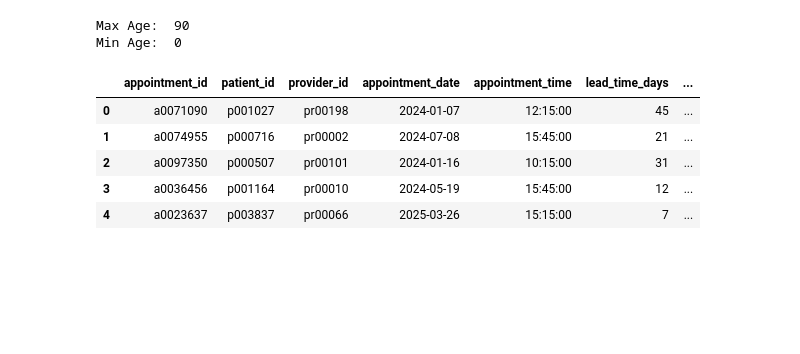
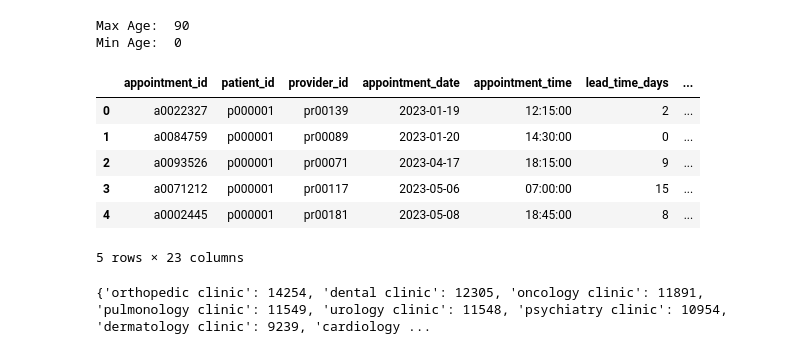
Before and after one commit to ssunuwar33/healthplusclinic, a Jupyter notebook: notebooks/02_feature_engineering.ipynb, the cells around one changed output. Saved outputs shown, nothing was run; the diff lists cells and outputs as text; code cells hidden in the pictures; blank space fills up the shorter version.

```diff
--- a/notebooks/02_feature_engineering.ipynb
+++ b/notebooks/02_feature_engineering.ipynb
@@ -95,12 +95,32 @@ Min Age:  0
 bins = [0,3,17,31,45,np.inf]
 labels = ['babies','childern','young','middle_age','old']
 df['age_group'] = pd.cut(df['age'], bins=bins, labels=labels, right = False)
+# %%
+# creating new column how many times patient visited clinic until last time
+df = df.sort_values(['patient_id','appointment_date'], ascending=True)
+df['total_appointments'] = df.groupby('patient_id').cumcount()
+df.reset_index(level=0, drop=True, inplace=True)
+# %%
+# creating column with no show rate history of pateints
+df['patient_no_show_rate'] = df.groupby('patient_id')['is_no_show_0_1'].transform(lambda x: x.shift().expanding().mean())
+df['patient_no_show_rate']=df['patient_no_show_rate'].fillna(0)
+# %%
+# creating new column whether the booking is for weekdays or not
+df['is_weekdays'] = df['days_week'].apply(lambda x: True if (x>0 and x<6) else False)
 # %%
-df.head()
+df.head(5)
 # %% [output]
 |  | appointment_id | patient_id | provider_id | appointment_date | appointment_time | lead_time_days | ... |
-| 0 | a0071090 | p001027 | pr00198 | 2024-01-07 | 12:15:00 | 45 | ... |
-| 1 | a0074955 | p000716 | pr00002 | 2024-07-08 | 15:45:00 | 21 | ... |
-| 2 | a0097350 | p000507 | pr00101 | 2024-01-16 | 10:15:00 | 31 | ... |
-| 3 | a0036456 | p001164 | pr00010 | 2024-05-19 | 15:45:00 | 12 | ... |
-| 4 | a0023637 | p003837 | pr00066 | 2025-03-26 | 15:15:00 | 7 | ... |
+| 0 | a0022327 | p000001 | pr00139 | 2023-01-19 | 12:15:00 | 2 | ... |
+| 1 | a0084759 | p000001 | pr00089 | 2023-01-20 | 14:30:00 | 0 | ... |
+| 2 | a0093526 | p000001 | pr00071 | 2023-04-17 | 18:15:00 | 9 | ... |
+| 3 | a0071212 | p000001 | pr00117 | 2023-05-06 | 07:00:00 | 15 | ... |
+| 4 | a0002445 | p000001 | pr00181 | 2023-05-08 | 18:45:00 | 8 | ... |
+5 rows × 23 columns
+# %%
+
+dict = df['clinic_name'].value_counts().to_dict()
+print(dict)
+df['clinic_count'] = df['clinic_name'].map(dict)
+# %% [output]
+{'orthopedic clinic': 14254, 'dental clinic': 12305, 'oncology clinic': 11891, 'pulmonology clinic': 11549, 'urology clinic': 11548, 'psychiatry clinic': 10954, 'dermatology clinic': 9239, 'cardiology ...
```
Also changed, not shown: parts of 5 cells of this notebook, 3 other files.
